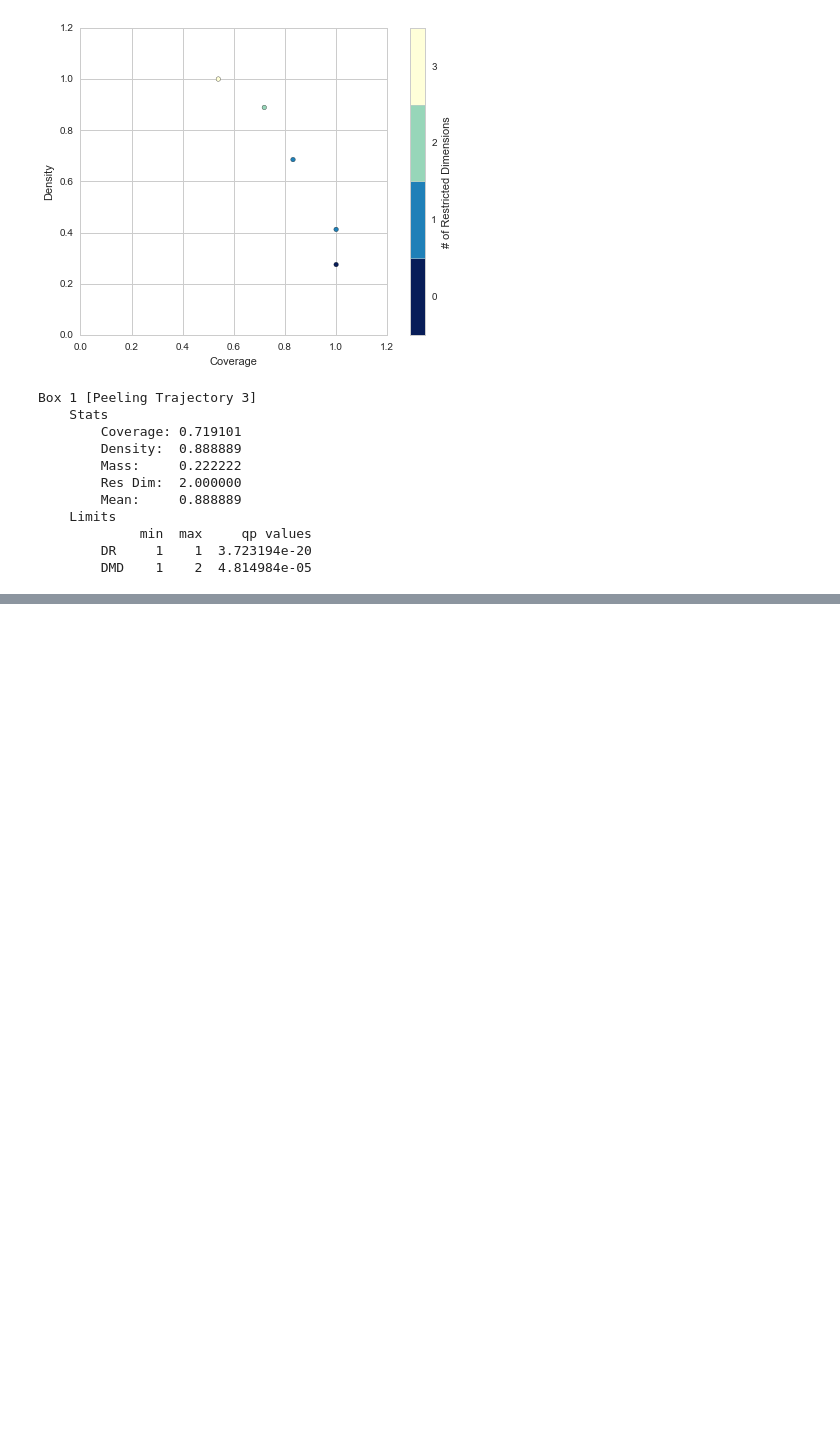
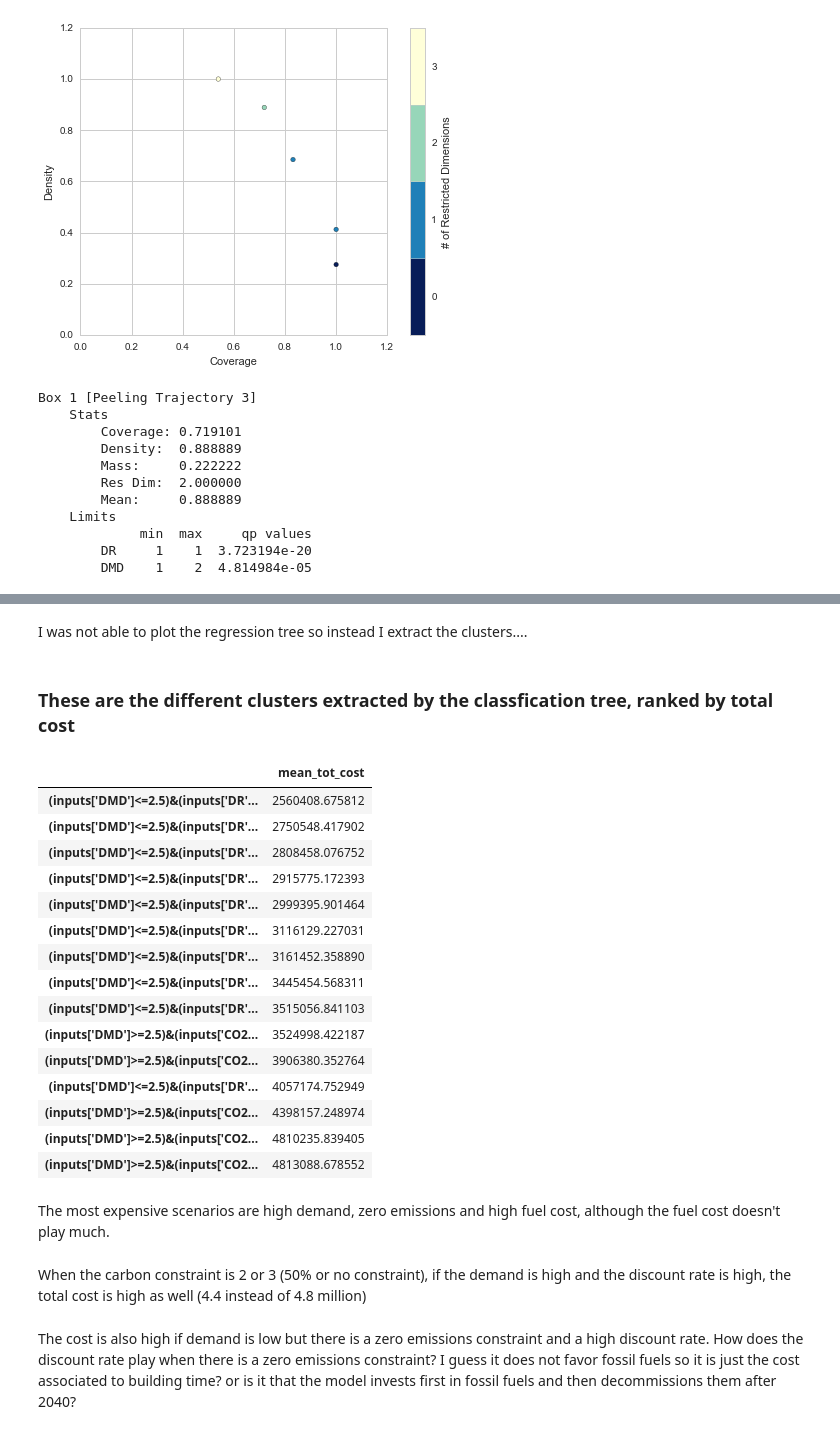
Before and after one commit to julierozenberg/KTH_energy_scenarios, a Jupyter notebook: scenario discovery.ipynb, the cells around one changed output, grey strips where cells are left out. Saved outputs shown, nothing was run; the diff lists cells and outputs as text; code cells hidden in the pictures; blank space fills up the shorter version.

Commit message:
adds the classification tree

```diff
--- a/scenario discovery.ipynb
+++ b/scenario discovery.ipynb
@@ -300,0 +292,2 @@ Name: sum_sq_pc, dtype: float64
+# %% [markdown]
+I was not able to plot the regression tree so instead I extract the clusters....
@@ -300,0 +341,37 @@ Name: sum_sq_pc, dtype: float64
+# %%
+header=inputs.columns
+mass_min = 0.05
+clf = tree.DecisionTreeRegressor(max_depth=6,min_samples_leaf=int(mass_min*inputs.shape[0]))
+clf = clf.fit(inputs,new_data.tot_cost)
+list_boxes,threevar,threesign,threevalues=get_lineage(clf, header)
+# %%
+clusters = pd.DataFrame(index=list_boxes)
+for i in list_boxes:
+    clusters.loc[i,"mean_tot_cost"] = new_data[eval(i)].tot_cost.mean()
+# %% [markdown]
+### These are the different clusters extracted by the classfication tree, ranked by total cost
+# %%
+clusters.sort('mean_tot_cost')
+# %% [output]
+|  | mean_tot_cost |
+| (inputs['DMD']<=2.5)&(inputs['DR'... | 2560408.675812 |
+| (inputs['DMD']<=2.5)&(inputs['DR'... | 2750548.417902 |
+| (inputs['DMD']<=2.5)&(inputs['DR'... | 2808458.076752 |
+| (inputs['DMD']<=2.5)&(inputs['DR'... | 2915775.172393 |
+| (inputs['DMD']<=2.5)&(inputs['DR'... | 2999395.901464 |
+| (inputs['DMD']<=2.5)&(inputs['DR'... | 3116129.227031 |
+| (inputs['DMD']<=2.5)&(inputs['DR'... | 3161452.358890 |
+| (inputs['DMD']<=2.5)&(inputs['DR'... | 3445454.568311 |
+| (inputs['DMD']<=2.5)&(inputs['DR'... | 3515056.841103 |
+| (inputs['DMD']>=2.5)&(inputs['CO2... | 3524998.422187 |
+| (inputs['DMD']>=2.5)&(inputs['CO2... | 3906380.352764 |
+| (inputs['DMD']<=2.5)&(inputs['DR'... | 4057174.752949 |
+| (inputs['DMD']>=2.5)&(inputs['CO2... | 4398157.248974 |
+| (inputs['DMD']>=2.5)&(inputs['CO2... | 4810235.839405 |
+| (inputs['DMD']>=2.5)&(inputs['CO2... | 4813088.678552 |
+# %% [markdown]
+The most expensive scenarios are high demand, zero emissions and high fuel cost, although the fuel cost doesn't play much.
+# %% [markdown]
+When the carbon constraint is 2 or 3 (50% or no constraint), if the demand is high and the discount rate is high, the total cost is high as well (4.4 instead of 4.8 million)
+# %% [markdown]
+The cost is also high if demand is low but there is a zero emissions constraint and a high discount rate. How does the discount rate play when there is a zero emissions constraint? I guess it does not favor fossil fuels so it is just the cost associated to building time? or is it that the model invests first in fossil fuels and then decommissions them after 2040?
```
Also changed, not shown: parts of 22 cells of this notebook.
